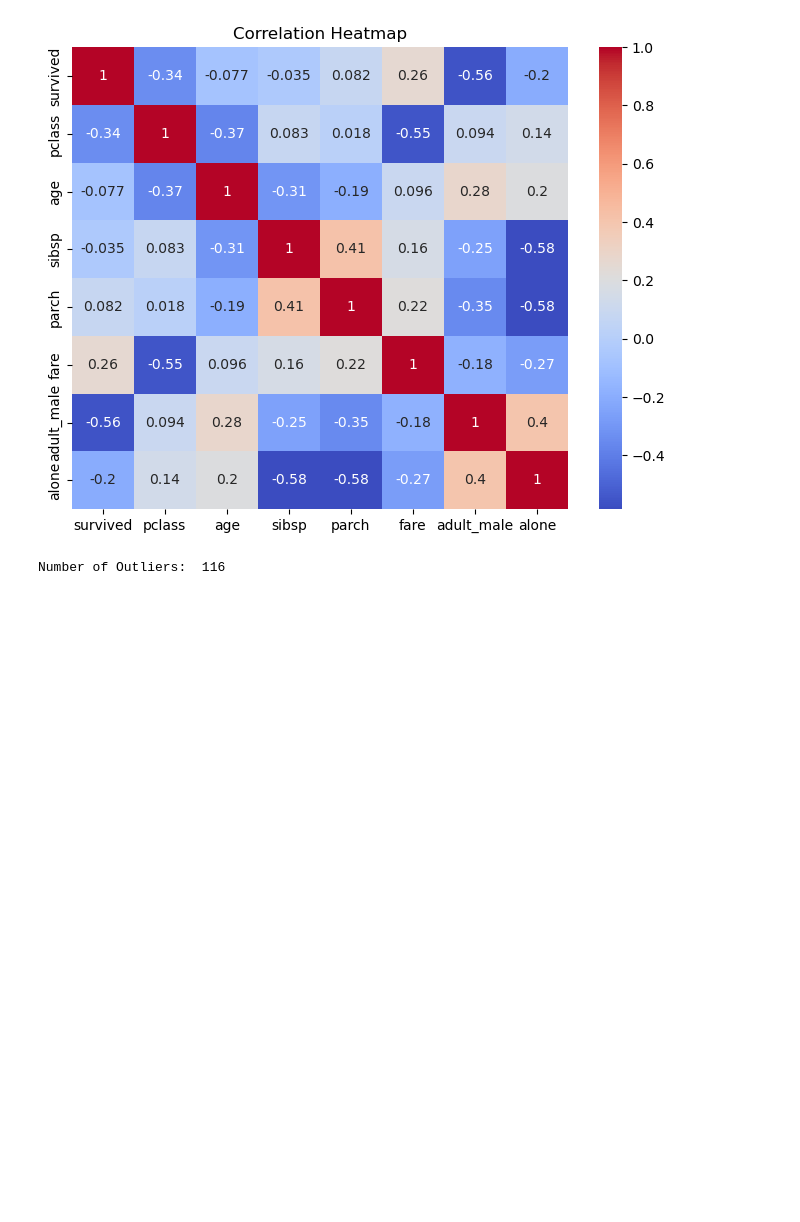
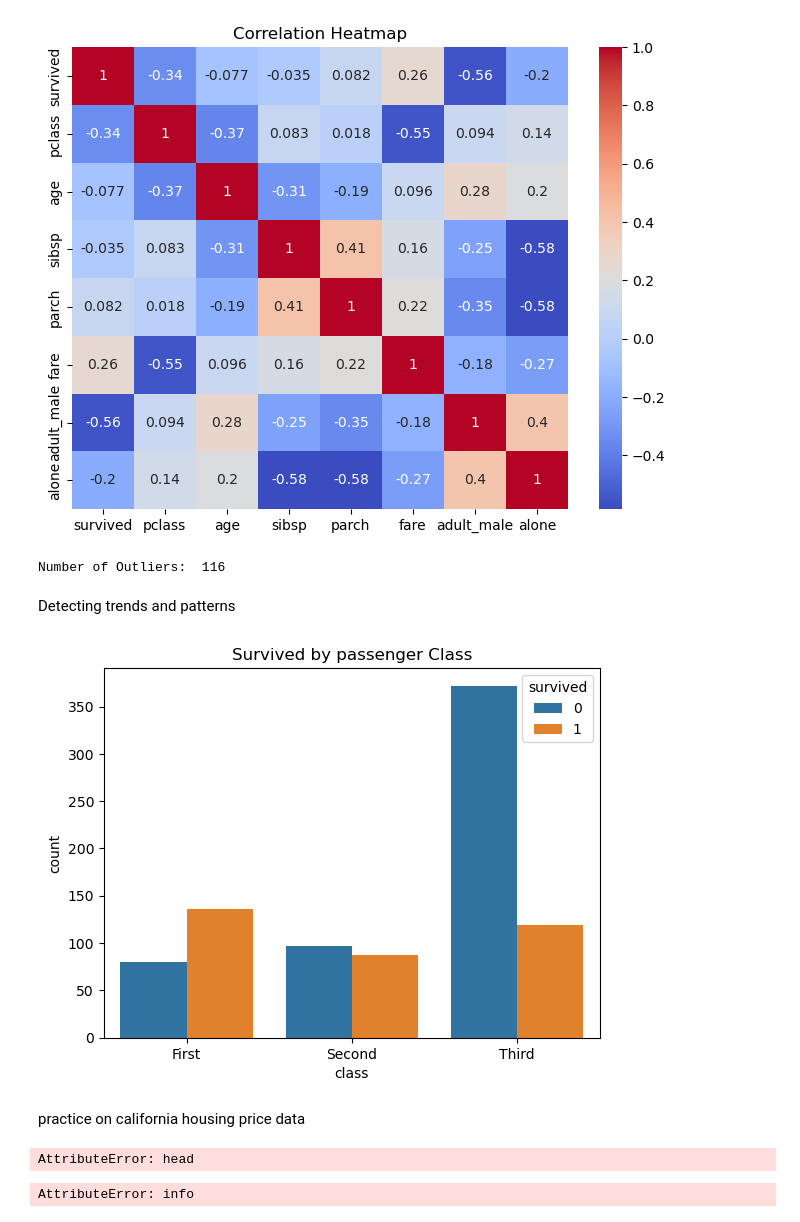
Before and after one commit to AtulBX1/Foundation-of-Ml, a Jupyter notebook: sseaborn_learn.ipynb, the cells around one changed output. Saved outputs shown, nothing was run; the diff lists cells and outputs as text; code cells hidden in the pictures; blank space fills up the shorter version.

```diff
--- a/sseaborn_learn.ipynb
+++ b/sseaborn_learn.ipynb
@@ -129,3 +130,13 @@ outliers = df[(df["fare"] < lower) | (df["fare"] > upper)]
 print("Number of Outliers: ",len(outliers))
 # %% [output]
 Number of Outliers:  116
+# %% [markdown]
+Detecting trends and patterns
+# %%
+sns.countplot(x="class",hue="survived",data=df)
+plt.title("Survived by passenger Class")
+plt.show()
+# %% [output]
+[figure, added]
+# %% [markdown]
+practice on california housing price data
@@ -131,0 +146,8 @@ Number of Outliers:  116
+# %%
+dff.head()
+# %% [output]
+AttributeError: head
+# %%
+dff.info()
+# %% [output]
+AttributeError: info
```
Also changed, not shown: parts of 5 cells of this notebook.
